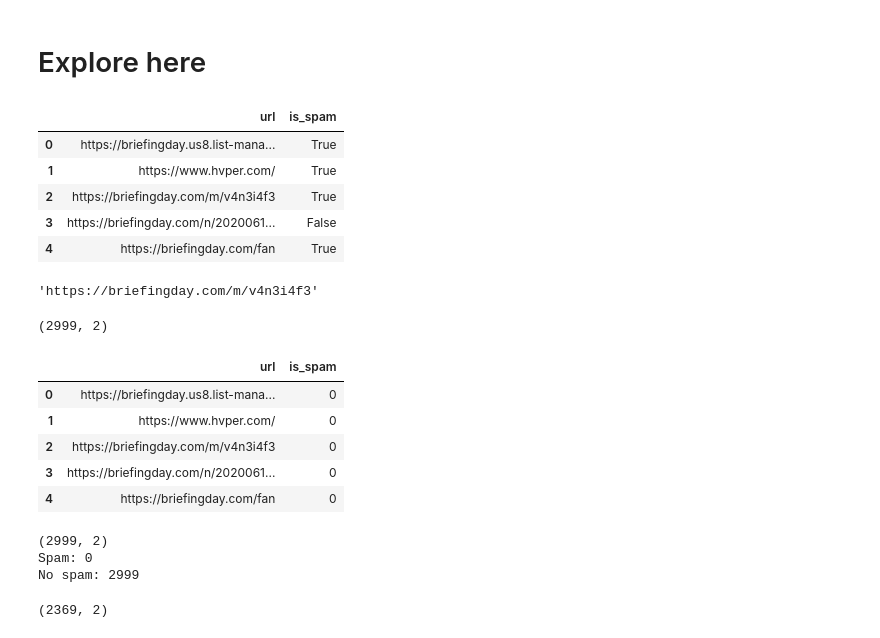
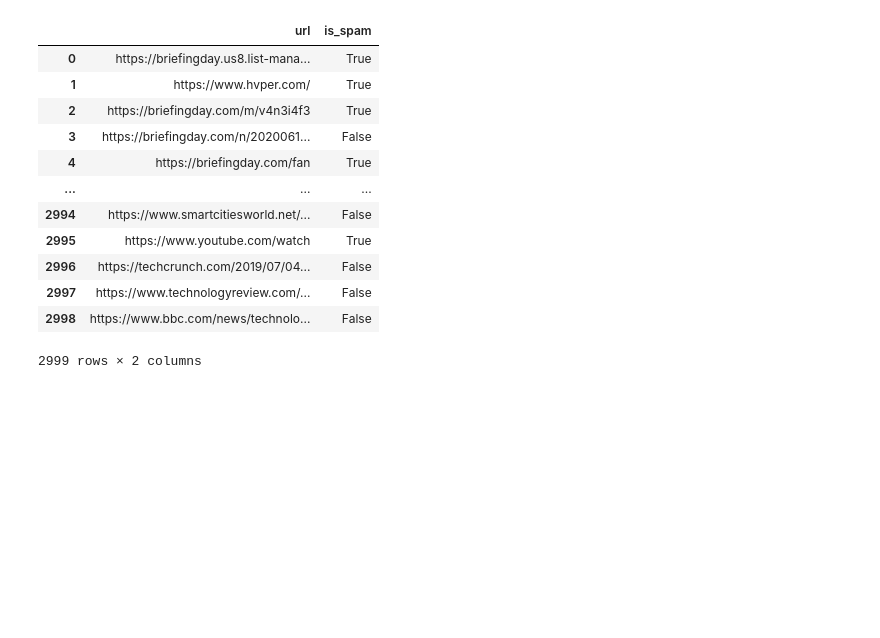
Before and after one commit to 4GeeksAcademy/Leng_Nat, a Jupyter notebook: src/explore.ipynb, the cells around one changed output. Saved outputs shown, nothing was run; the diff lists cells and outputs as text; code cells hidden in the pictures; blank space fills up the shorter version.

```diff
--- a/src/explore.ipynb
+++ b/src/explore.ipynb
@@ -1,46 +1,21 @@
-# %% [markdown]
-# Explore here
 # %%
 import pandas as pd
 
-total_data = pd.read_csv("https://raw.githubusercontent.com/4GeeksAcademy/NLP-project-tutorial/main/url_spam.csv")
-total_data.head()
+
+url = 'https://raw.githubusercontent.com/4GeeksAcademy/NLP-project-tutorial/main/url_spam.csv'
+total_data = pd.read_csv(url)
+total_data
 # %% [output]
 |  | url | is_spam |
 | 0 | https://briefingday.us8.list-mana... | True |
 | 1 | https://www.hvper.com/ | True |
 | 2 | https://briefingday.com/m/v4n3i4f3 | True |
 | 3 | https://briefingday.com/n/2020061... | False |
 | 4 | https://briefingday.com/fan | True |
+| ... | ... | ... |
+| 2994 | https://www.smartcitiesworld.net/... | False |
+| 2995 | https://www.youtube.com/watch | True |
+| 2996 | https://techcrunch.com/2019/07/04... | False |
+| 2997 | https://www.technologyreview.com/... | False |
+| 2998 | https://www.bbc.com/news/technolo... | False |
+2999 rows × 2 columns
-# %%
-total_data['url'][2]
-# %% [output]
-'https://briefingday.com/m/v4n3i4f3'
-# %%
-total_data.shape
-# %% [output]
-(2999, 2)
-# %%
-total_data["is_spam"] = total_data["is_spam"].apply(lambda x: 1 if x == "spam" else 0).astype(int)
-total_data.head()
-# %% [output]
-|  | url | is_spam |
-| 0 | https://briefingday.us8.list-mana... | 0 |
-| 1 | https://www.hvper.com/ | 0 |
-| 2 | https://briefingday.com/m/v4n3i4f3 | 0 |
-| 3 | https://briefingday.com/n/2020061... | 0 |
-| 4 | https://briefingday.com/fan | 0 |
-# %%
-print(total_data.shape)
-print(f"Spam: {len(total_data.loc[total_data.is_spam == 1])}")
-print(f"No spam: {len(total_data.loc[total_data.is_spam == 0])}")
-# %% [output]
-(2999, 2)
-Spam: 0
-No spam: 2999
-# %%
-total_data = total_data.drop_duplicates()
-total_data = total_data.reset_index(inplace = False, drop = True)
-total_data.shape
-# %% [output]
-(2369, 2)
```
Also changed, not shown: parts of 13 cells of this notebook.
